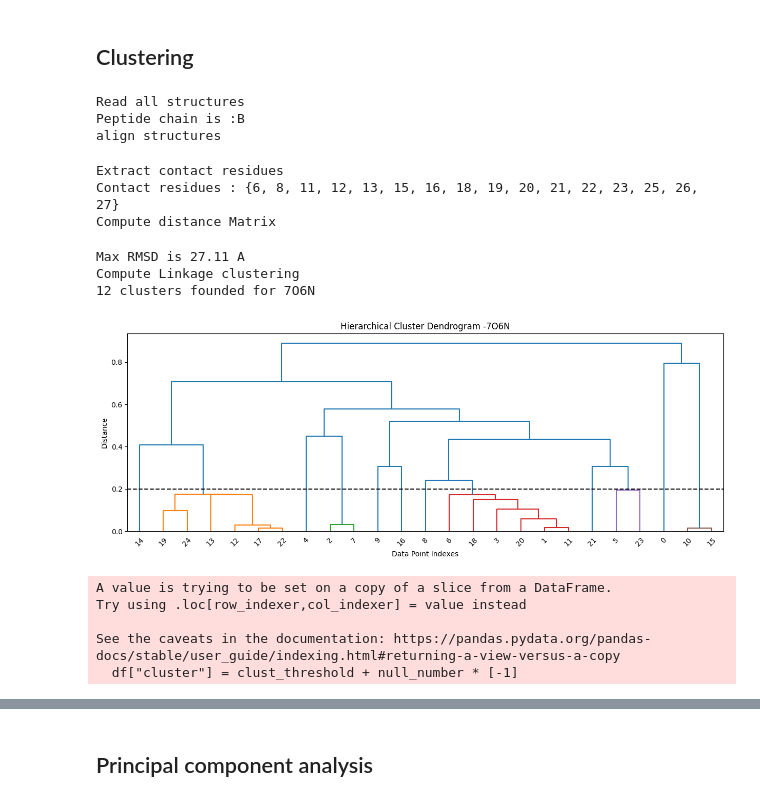
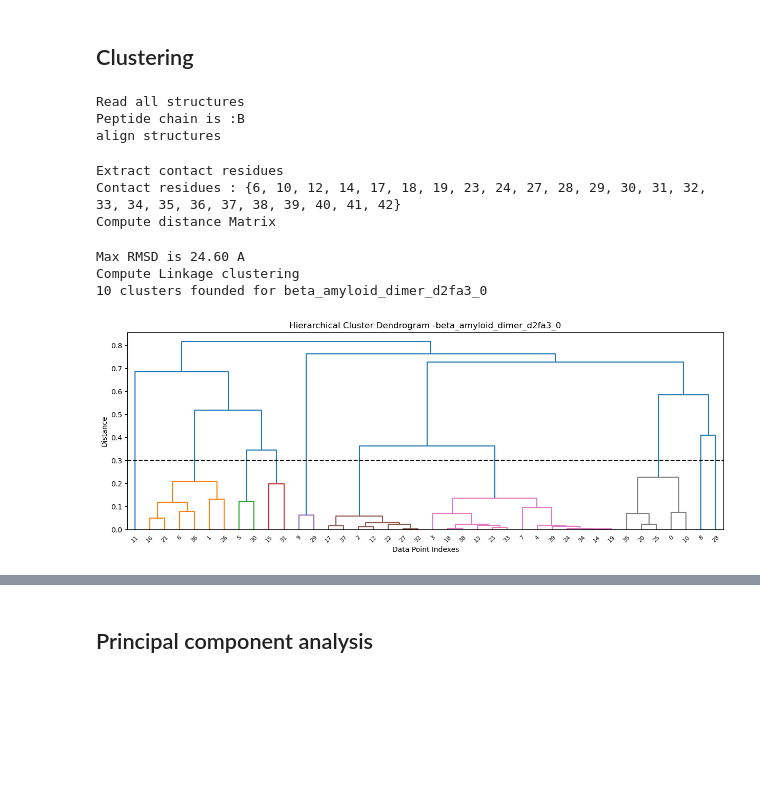
Before and after one commit to samuelmurail/af2_analysis, a Jupyter notebook: docs/source/notebooks/basic_example.ipynb, the cells around one changed output, grey strips where cells are left out. Cells and saved outputs as stored; diff of their text form; code cells hidden in the pictures; blank space fills up the shorter version.

```diff
--- a/docs/source/notebooks/basic_example.ipynb
+++ b/docs/source/notebooks/basic_example.ipynb
@@ -11,7 +10,7 @@ import nglview
 # %% [markdown]
 ## Importing Alpahfold Data
 # %%
-DATA_PATH = '/home/sdv/m1isdd/areguei/Bureau/reguei/42_bret_new/3_no_drop/'
+DATA_PATH = '../../../src/af2_analysis/test/inputs/beta_amyloid_dimer_cf_1.5.5/'
 my_data = af2_analysis.Data(DATA_PATH)
 my_data.df.head()
 # %% [output]
@@ -83,22 +107,15 @@ my_data.plot_pae(0)
 # %% [markdown]
 ## Clustering
 # %%
-# Example : Clustering of 7O6N strucutres
-sub_df=my_data.df[my_data.df["query"]=="7O6N"]
-clustering.hierarchical(sub_df)
+clustering.hierarchical(my_data.df, threshold=0.3)
 # %% [output]
 Read all structures
 Peptide chain is :B
 align structures
 Extract contact residues
-Contact residues : {6, 8, 11, 12, 13, 15, 16, 18, 19, 20, 21, 22, 23, 25, 26, 27}
+Contact residues : {6, 10, 12, 14, 17, 18, 19, 23, 24, 27, 28, 29, 30, 31, 32, 33, 34, 35, 36, 37, 38, 39, 40, 41, 42}
 Compute distance Matrix
-Max RMSD is 27.11 A
+Max RMSD is 24.60 A
 Compute Linkage clustering
-12 clusters founded for 7O6N
+10 clusters founded for beta_amyloid_dimer_d2fa3_0
-[figure, old version]
+[figure, new version]
-A value is trying to be set on a copy of a slice from a DataFrame.
-Try using .loc[row_indexer,col_indexer] = value instead
-
-See the caveats in the documentation: https://pandas.pydata.org/pandas-docs/stable/user_guide/indexing.html#returning-a-view-versus-a-copy
-  df["cluster"] = clust_threshold + null_number * [-1]
```
Also changed, not shown: parts of 14 cells of this notebook, 8 other files.
